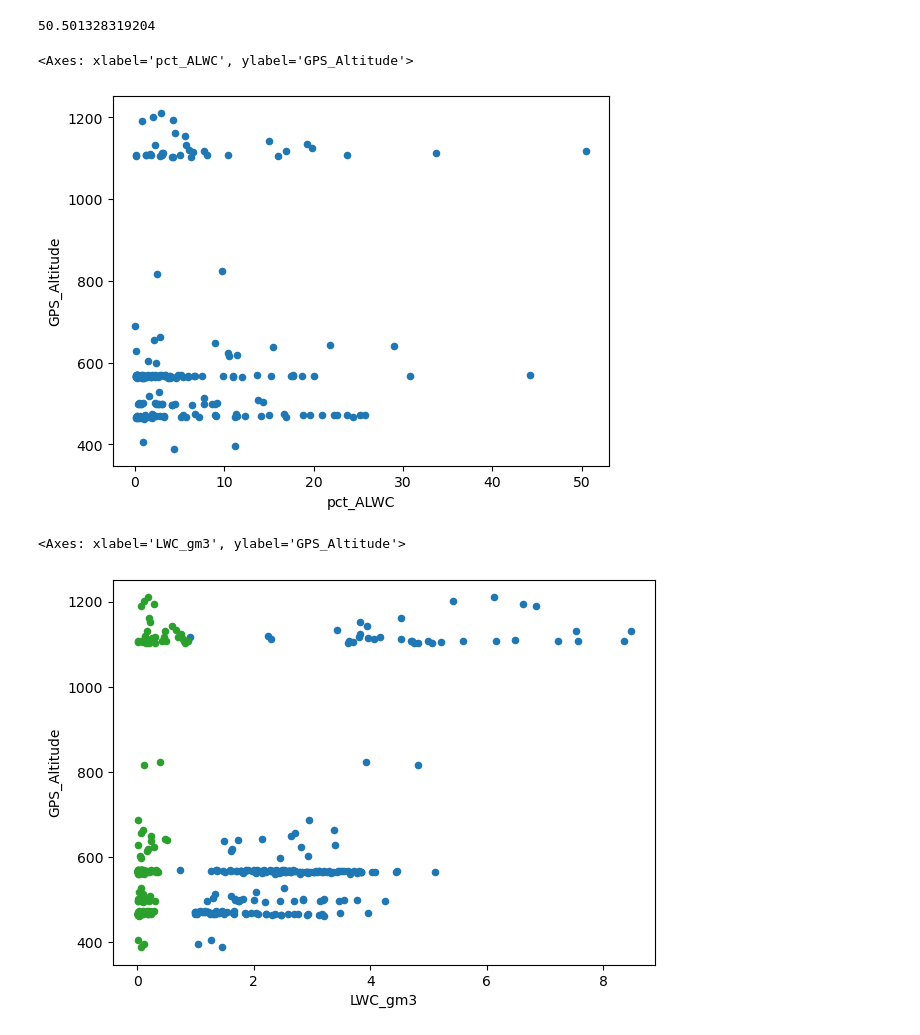
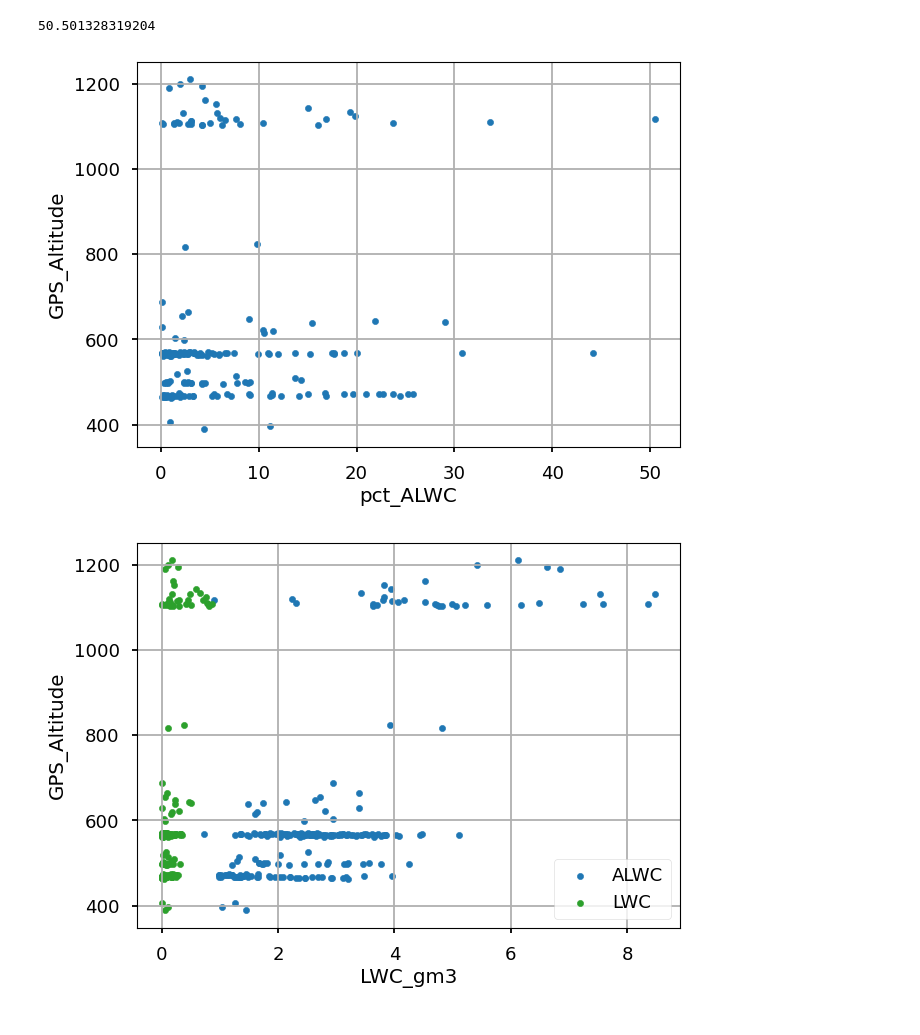
Before and after one commit to jlun17/misr-at3d-camp2ex, a Jupyter notebook: notebooks/investigation/pre_retrieval/CAMP2Ex_insitu.ipynb, the cells around one changed output. Drawn from its saved outputs; the diff is of its cells as text; code cells hidden in the pictures.

Commit message:
Figure updates

```diff
--- a/notebooks/investigation/pre_retrieval/CAMP2Ex_insitu.ipynb
+++ b/notebooks/investigation/pre_retrieval/CAMP2Ex_insitu.ipynb
@@ -13,6 +13,7 @@ PROJECT_ROOT = Path().resolve().parent.parent.parent
 sys.path.append(str(PROJECT_ROOT))
 # %%
 import src.CAMP2Ex as cx
+plt.style.use('seaborn-v0_8-talk')
 # %%
 RAW_DATA = PROJECT_ROOT / 'data' / 'raw'
 nav_file = RAW_DATA / 'CAMP2Ex_SPEC' / 'CAMP2EX-MetNav_P3B_20191001_R0.ict'
@@ -58,14 +59,15 @@ np.max(p3_subset['pct_ALWC'])
 # %% [output]
 50.501328319204
 # %%
-p3_subset.plot.scatter(x='pct_ALWC', y='GPS_Altitude', c='tab:blue')
+f, ax = plt.subplots(1, 1, figsize=(7, 5))
+p3_subset.plot.scatter(x='pct_ALWC', y='GPS_Altitude', c='tab:blue', ax=ax)
+ax.grid()
 # %% [output]
-<Axes: xlabel='pct_ALWC', ylabel='GPS_Altitude'>
-[figure, old version]
+[figure, new version]
 # %%
 f, ax = plt.subplots(1, 1, figsize=(7, 5))
-p3_subset.plot.scatter(x='ALWC_gm3', y='GPS_Altitude', c='tab:blue', ax=ax)
-p3_subset.plot.scatter(x='LWC_gm3', y='GPS_Altitude', c='tab:green', ax=ax)
+p3_subset.plot.scatter(x='ALWC_gm3', y='GPS_Altitude', c='tab:blue', ax=ax, label='ALWC')
+p3_subset.plot.scatter(x='LWC_gm3', y='GPS_Altitude', c='tab:green', ax=ax, label='LWC')
+ax.grid()
 # %% [output]
-<Axes: xlabel='LWC_gm3', ylabel='GPS_Altitude'>
-[figure, old version]
+[figure, new version]
```
Also changed, not shown: parts of 7 cells of this notebook, 1 other file.
